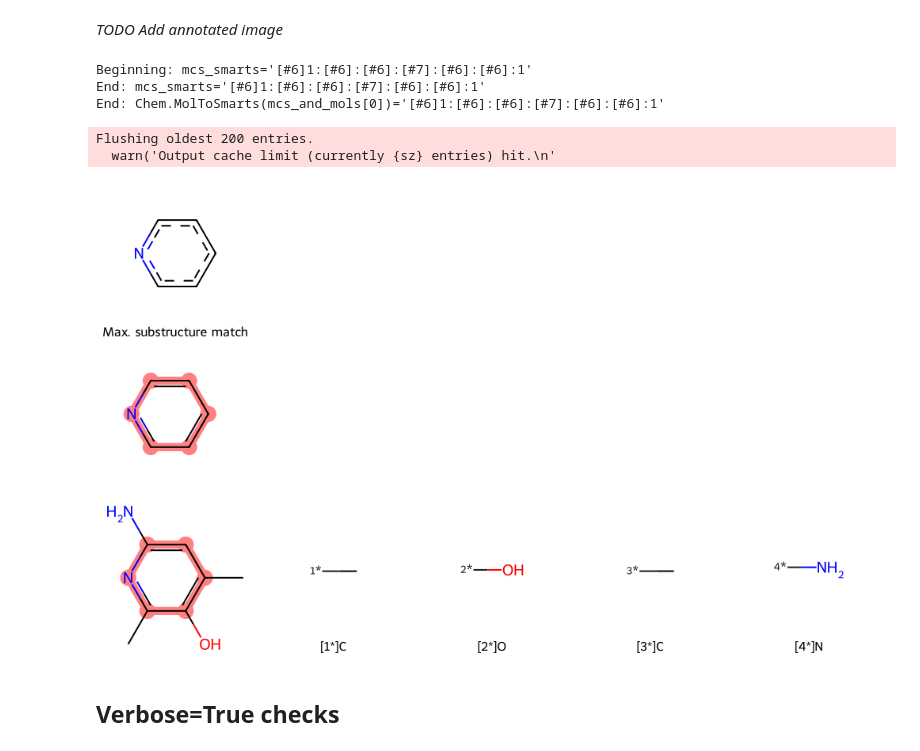
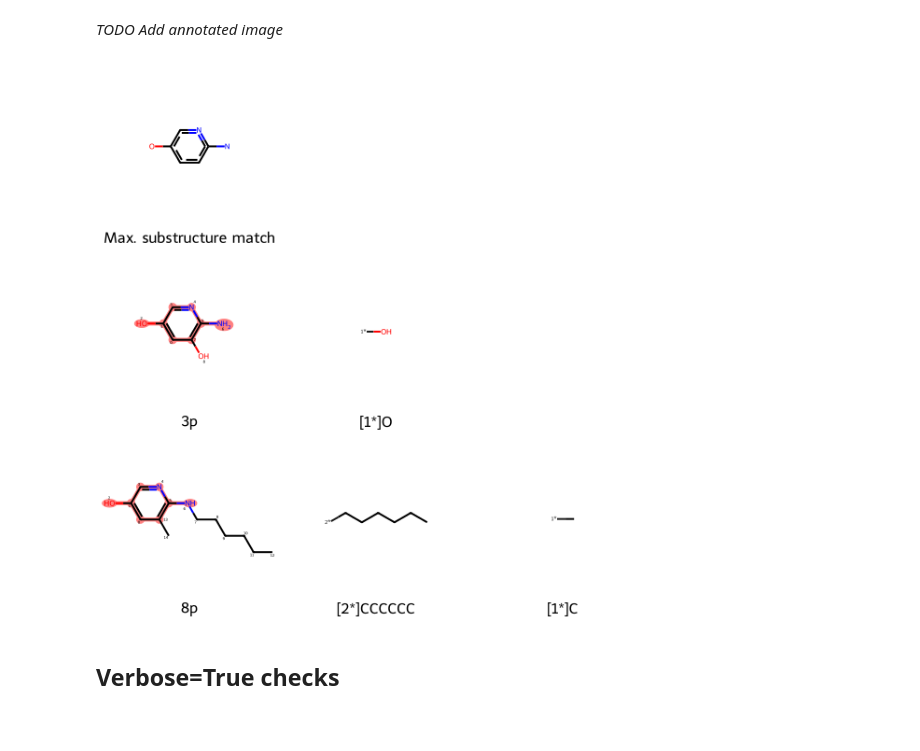
Before and after one commit to bertiewooster/bertiewooster.github.io, a Jupyter notebook: _notebooks/2022-??-??-RDKit-find-groups-off-core.ipynb, the cells around one changed output. Cells and saved outputs as stored; diff of their text form; code cells hidden in the pictures; blank space fills up the shorter version.

```diff
--- a/_notebooks/2022-??-??-RDKit-find-groups-off-core.ipynb
+++ b/_notebooks/2022-??-??-RDKit-find-groups-off-core.ipynb
@@ -186,16 +179,20 @@ def SmilesMCStoGridImage(smiles: list[str] or dict[str, str], align_substructure
           return drawing, mcs_smarts, mcs_mol, mols
      else:
           return drawing
-# %%
-ms = ['c1ccncc1', 'c1(C)c(O)c(C)nc(N)c1']
-SmilesMCStoGridImage(ms, groups=True)
-# %% [output]
-Beginning: mcs_smarts='[#6]1:[#6]:[#6]:[#7]:[#6]:[#6]:1'
-End: mcs_smarts='[#6]1:[#6]:[#6]:[#7]:[#6]:[#6]:1'
-End: Chem.MolToSmarts(mcs_and_mols[0])='[#6]1:[#6]:[#6]:[#7]:[#6]:[#6]:1'
-Flushing oldest 200 entries.
-  warn('Output cache limit (currently {sz} entries) hit.\n'
-[figure, removed]
+# %%
+# ms = {'c1c(O)cnc(N(C)(C))c1': '3', 'c1(C)c(O)c(C)nc(N(C)(C))c1': '4', 'c1(C)c(O)c(C)nc(N)c1(C)': '5', 'c1(C)c(O)c(C)nc(N(CCCCCC))c1(C)': '8'}
+# ms = {'c1(C)c(O)c(C)nc(N)c1(C)': '5', 'c1(C)c(O)c(C)nc(N(CCCCCC))c1(C)': '8'}
+# ms = {'c1(C)c(O)c(C)nc(N(C)(C))c1': '4', 'c1(C)c(O)c(C)nc(N(CCCCCC))c1(C)': '8'}
+# ms = {'c1(C)c(O)c(C)nc(N(C)(C))c1': '4', 'c1(C)c(O)c(C)nc(N(CCCCCC))c1(C)': '8', 'c1(C)c(O)c(C)nc(N(CCCCCC)(CCCCCC))c1(C)': '9'}
+# ms = {'c1c(O)cnc(N(C)(C))c1': '3', 'c1(C)c(O)c(C)nc(N(C)(C))c1': '4', 'c1(C)c(O)c(C)nc(N(CCCCCC)(CCCCCC))c1(C)': '9'}
+# ms = {'c1(C)c(O)c(C)nc(N(C)(C))c1': '4', 'c1(C)c(O)c(C)nc(N(CCCCCC)(CCCCCC))c1(C)': '9'}
+# ms = {'c1c(O)cnc(N(C)(C))c1': '3', 'c1(C)c(O)c(C)nc(N(CCCCCC))c1(C)': '8'}
+# ms = {'c1c(O)cnc(N(C))c(O)1': '3p', 'c1c(O)cnc(N(CCCCCC))c1(C)': '8p'}
+ms = {'c1c(O)cnc(N)c(O)1': '3p', 'c1c(O)cnc(N(CCCCCC))c1(C)': '8p'}
+
+SmilesMCStoGridImage(ms, groups=True)
+# %% [output]
+[figure, added]
 # %% [markdown]
 ## Verbose=True checks
 # %%
```
Also changed, not shown: parts of 19 cells of this notebook.
